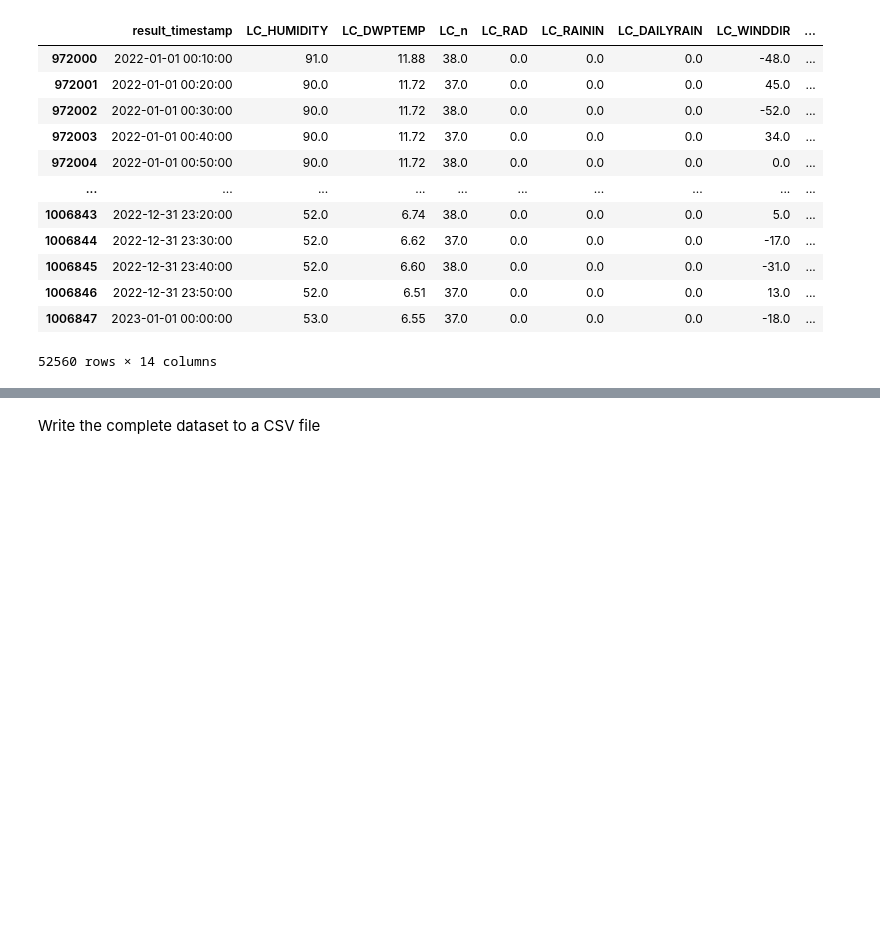
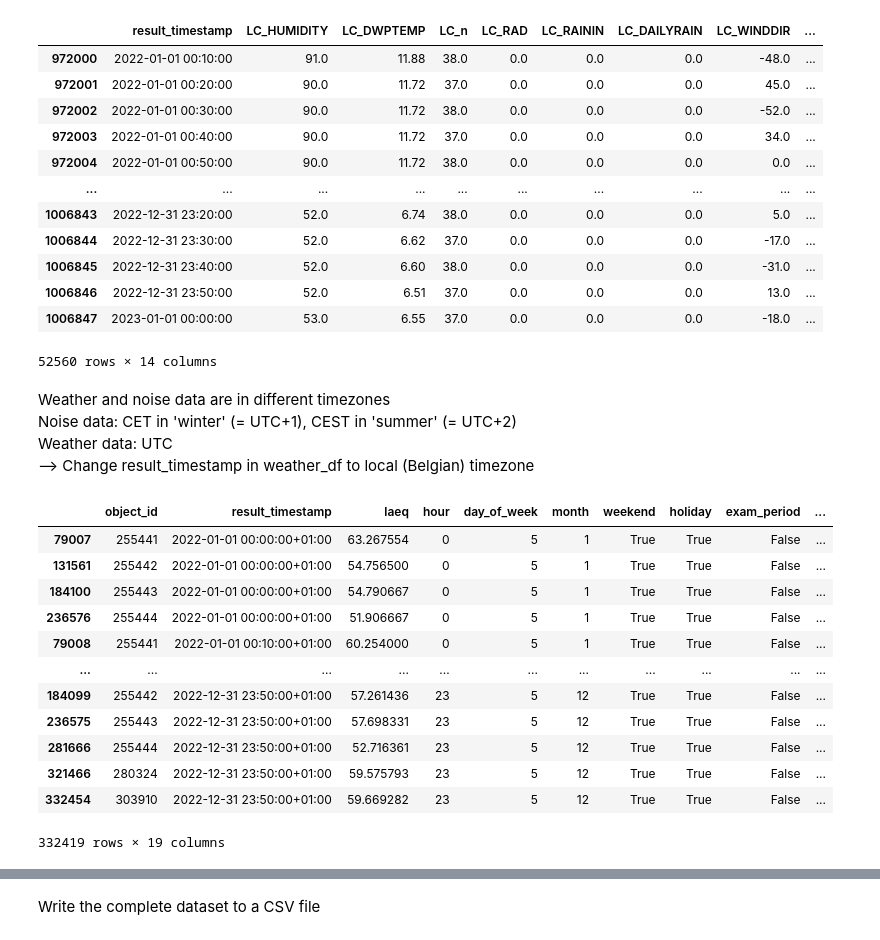
Before and after one commit to IvanaOsredek/ModernDataAnalyticsProject, a Jupyter notebook: CreatingFullDataset.ipynb, the cells around one changed output, grey strips where cells are left out. Cells and saved outputs as stored; diff of their text form; code cells hidden in the pictures; blank space fills up the shorter version.

```diff
--- a/CreatingFullDataset.ipynb
+++ b/CreatingFullDataset.ipynb
@@ -278,3 +285,33 @@ weather_df
 | 1006846 | 2022-12-31 23:50:00 | 52.0 | 6.51 | 37.0 | 0.0 | 0.0 | 0.0 | 13.0 | ... |
 | 1006847 | 2023-01-01 00:00:00 | 53.0 | 6.55 | 37.0 | 0.0 | 0.0 | 0.0 | -18.0 | ... |
 52560 rows × 14 columns
+# %% [markdown]
+Weather and noise data are in different timezones\
+Noise data: CET in 'winter' (= UTC+1), CEST in 'summer' (= UTC+2)\
+Weather data: UTC\
+--> Change result_timestamp in weather_df to local (Belgian) timezone
+# %%
+#Noise data: add the timezone to the result_timestamp
+
+#Localize the datetime object to the Belgian timezone
+#This keeps in mind the change from CET to CEST in spring and CEST to CET in autumn
+noise_clustered_df['result_timestamp'] = pd.to_datetime(noise_clustered_df['result_timestamp']).dt.tz_localize('CET',ambiguous='NaT')
+
+#Remove ambiguous data between 2022-10-30 02:00:00 and 2022-10-30 03:00:00
+noise_clustered_df = noise_clustered_df.dropna(subset=['result_timestamp'])
+
+noise_clustered_df
+# %% [output]
+|  | object_id | result_timestamp | laeq | hour | day_of_week | month | weekend | holiday | exam_period | ... |
+| 79007 | 255441 | 2022-01-01 00:00:00+01:00 | 63.267554 | 0 | 5 | 1 | True | True | False | ... |
+| 131561 | 255442 | 2022-01-01 00:00:00+01:00 | 54.756500 | 0 | 5 | 1 | True | True | False | ... |
+| 184100 | 255443 | 2022-01-01 00:00:00+01:00 | 54.790667 | 0 | 5 | 1 | True | True | False | ... |
+| 236576 | 255444 | 2022-01-01 00:00:00+01:00 | 51.906667 | 0 | 5 | 1 | True | True | False | ... |
+| 79008 | 255441 | 2022-01-01 00:10:00+01:00 | 60.254000 | 0 | 5 | 1 | True | True | False | ... |
+| ... | ... | ... | ... | ... | ... | ... | ... | ... | ... | ... |
+| 184099 | 255442 | 2022-12-31 23:50:00+01:00 | 57.261436 | 23 | 5 | 12 | True | True | False | ... |
+| 236575 | 255443 | 2022-12-31 23:50:00+01:00 | 57.698331 | 23 | 5 | 12 | True | True | False | ... |
+| 281666 | 255444 | 2022-12-31 23:50:00+01:00 | 52.716361 | 23 | 5 | 12 | True | True | False | ... |
+| 321466 | 280324 | 2022-12-31 23:50:00+01:00 | 59.575793 | 23 | 5 | 12 | True | True | False | ... |
+| 332454 | 303910 | 2022-12-31 23:50:00+01:00 | 59.669282 | 23 | 5 | 12 | True | True | False | ... |
+332419 rows × 19 columns
```
Also changed, not shown: parts of 10 cells of this notebook.
